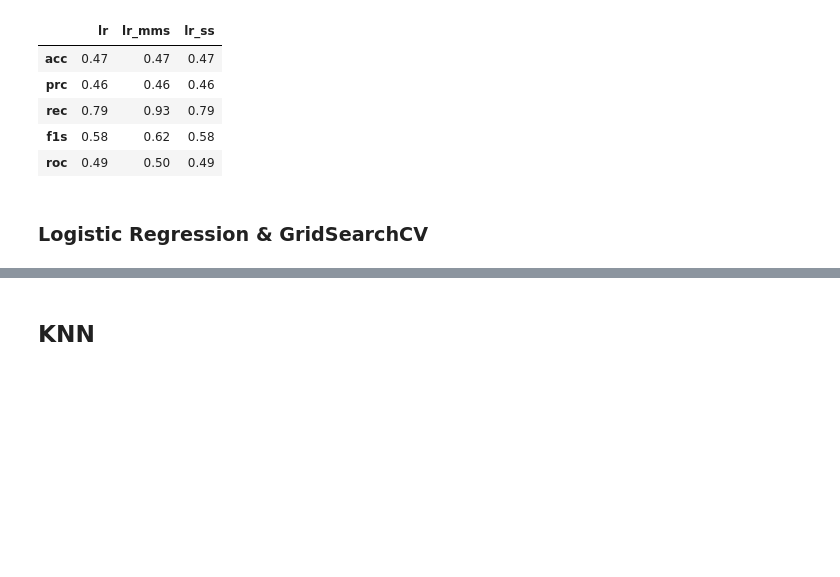
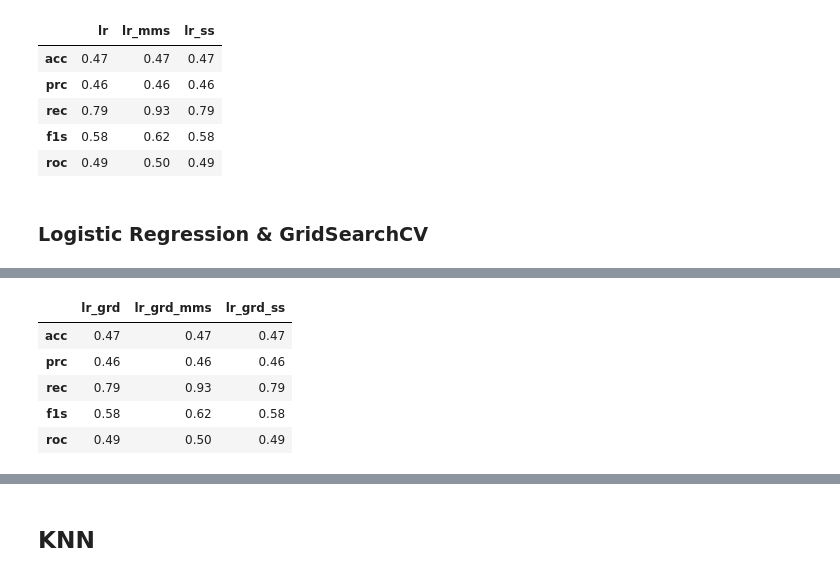
Before and after one commit to enginabdan/1_Github, a Jupyter notebook: 2_ProjectsMine/1_Neda_MIMFPT/0_neda_mimfpt_all_classification_models.ipynb, the cells around one changed output, grey strips where cells are left out. Saved outputs shown, nothing was run; the diff lists cells and outputs as text; code cells hidden in the pictures; blank space fills up the shorter version.

```diff
--- a/2_ProjectsMine/1_Neda_MIMFPT/0_neda_mimfpt_all_classification_models.ipynb
+++ b/2_ProjectsMine/1_Neda_MIMFPT/0_neda_mimfpt_all_classification_models.ipynb
@@ -1228,0 +472,10 @@ els_mod_cum_scrs
+# %%
+lr_grd_scrs = pd.concat([lr_scr, lr_mms_scr, lr_ss_scr], axis=1)
+lr_grd_scrs
+# %% [output]
+|  | lr_grd | lr_grd_mms | lr_grd_ss |
+| acc | 0.47 | 0.47 | 0.47 |
+| prc | 0.46 | 0.46 | 0.46 |
+| rec | 0.79 | 0.93 | 0.79 |
+| f1s | 0.58 | 0.62 | 0.58 |
+| roc | 0.49 | 0.50 | 0.49 |
```
Also changed, not shown: parts of 87 cells of this notebook.
